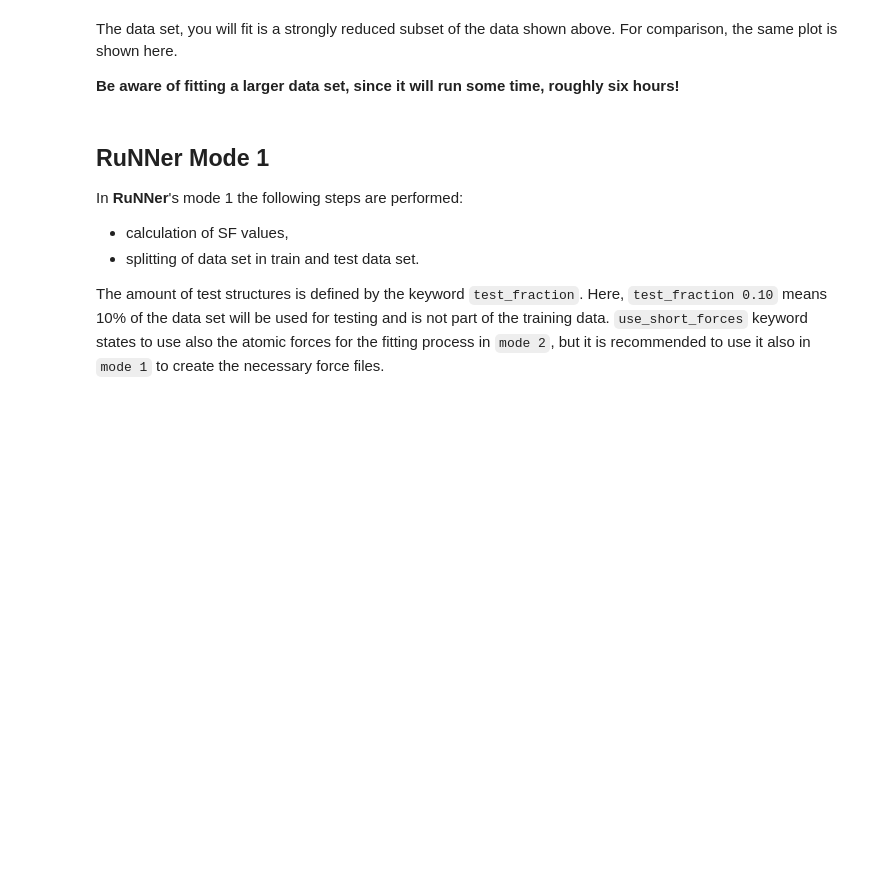
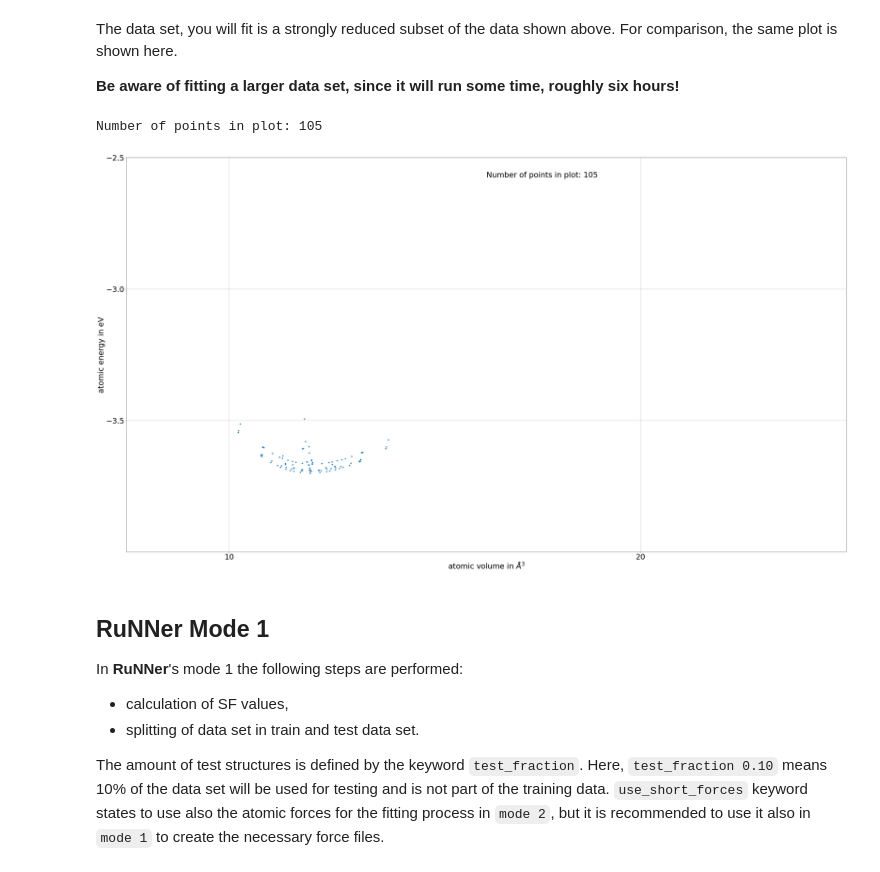
Before and after one commit to pyiron-workshop/potentials-workshop-2021, a Jupyter notebook: day_2/02-runner/Workflow-RuNNer.ipynb, the cells around one changed output. Drawn from its saved outputs; the diff is of its cells as text; code cells hidden in the pictures; blank space fills up the shorter version.

```diff
--- a/day_2/02-runner/Workflow-RuNNer.ipynb
+++ b/day_2/02-runner/Workflow-RuNNer.ipynb
@@ -145,3 +132,3 @@ j = pr.create.job.RunnerFit('fit', delete_existing_job=False)
 # %%
 # Be aware of fitting a larger data set, since it will run some time, roughly six hours!
-j.add_job_to_fitting(pr_fit.load('df1_A1_A2_A3_EV_elast_phon'))
+j.add_job_to_fitting(data_pr.load('df1_A1_A2_A3_EV_elast_phon'))
@@ -156,9 +146,12 @@ The data set, you will fit is a strongly reduced subset of the data shown above.
 
 **Be aware of fitting a larger data set, since it will run some time, roughly six hours!**
 # %%
-df1_job = pr_fit.load('df1_A1_A2_A3_EV_elast_phon')
+df1_job = data_pr.load('df1_A1_A2_A3_EV_elast_phon')
 df1 = df1_job.to_pandas()
 fig1 = fc.PlotData(df1)
+# %% [output]
+Number of points in plot: 105
+[figure, added]
 # %% [markdown]
 ## RuNNer Mode 1
 
```
Also changed, not shown: parts of 21 cells of this notebook.
